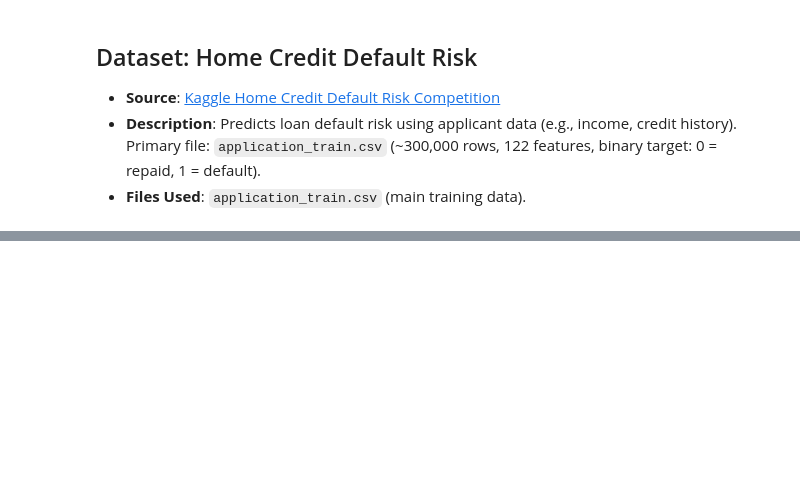
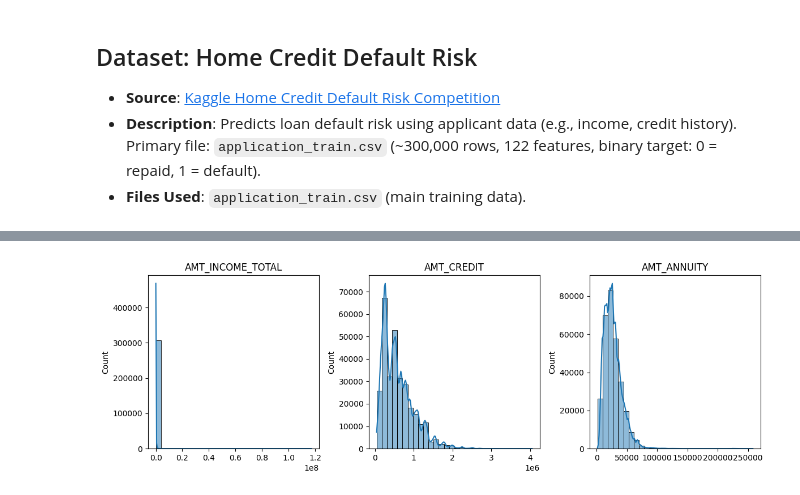
Before and after one commit to GoudyMT/credit-risk-svm, a Jupyter notebook: notebooks/credit_risk_svm.ipynb, the cells around one changed output, grey strips where cells are left out. Cells and saved outputs as stored; diff of their text form; code cells hidden in the pictures; blank space fills up the shorter version.

```diff
--- a/notebooks/credit_risk_svm.ipynb
+++ b/notebooks/credit_risk_svm.ipynb
@@ -39,0 +97,14 @@ Name: proportion, dtype: float64
+# %%
+# Numerical features
+num_features = ['AMT_INCOME_TOTAL', 'AMT_CREDIT', 'AMT_ANNUITY']
+plt.figure(figsize=(12, 4))
+for i, feature in enumerate(num_features, 1):
+    plt.subplot(1, 3, i)
+    sns.histplot(df[feature].dropna(), bins=30, kde=True)
+    plt.title(feature)
+    plt.xlabel('')
+plt.tight_layout()
+plt.savefig('../images/numerical_distributions.png', dpi=300)
+plt.show()
+# %% [output]
+[figure, added]
```
Also changed, not shown: parts of 7 cells of this notebook, 4 other files.
